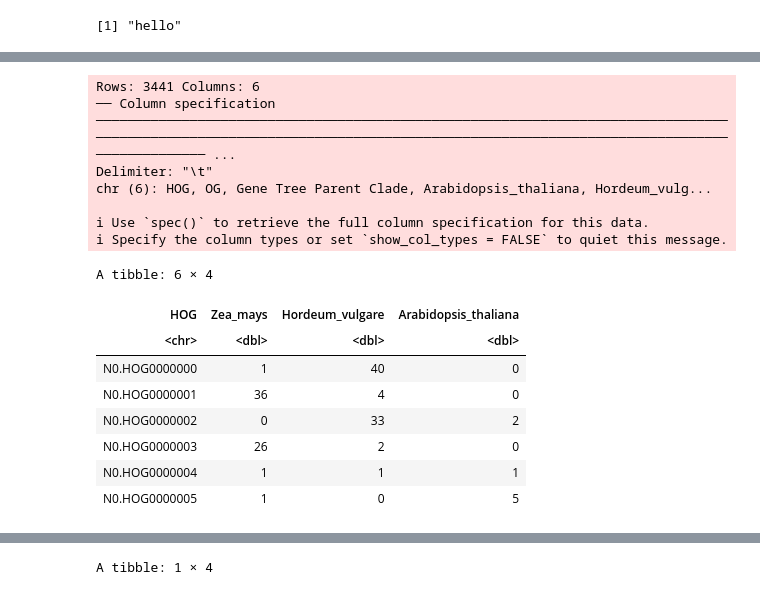
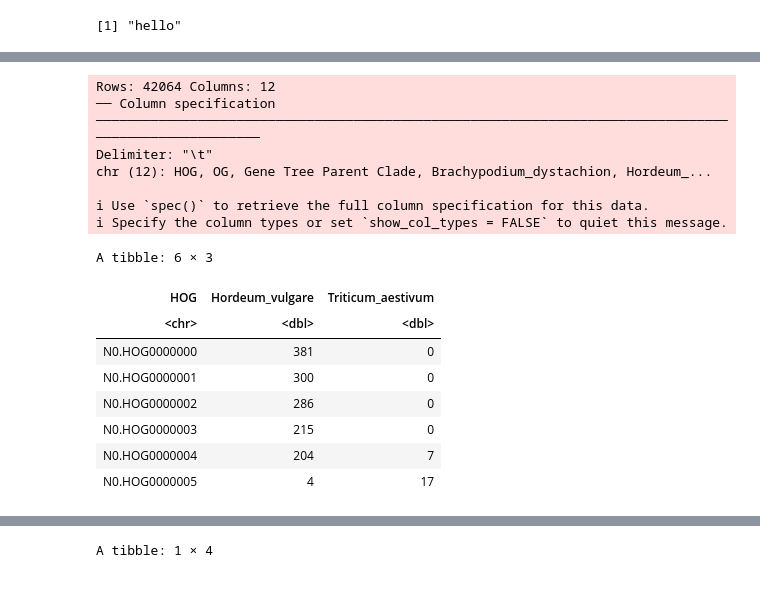
Before and after one commit to tgstoecker/A2TEA.Workflow, a Jupyter notebook: notebooks/R_expansion.ipynb, the cells around one changed output, grey strips where cells are left out. Saved outputs shown, nothing was run; the diff lists cells and outputs as text; code cells hidden in the pictures.

```diff
--- a/notebooks/R_expansion.ipynb
+++ b/notebooks/R_expansion.ipynb
@@ -46,6 +50,6 @@ name = "Expanded in barley compared to maize"
 #compared_to = c("Hordeum_vulgare", "Zea_mays")
 #expanded_in = "Arabidopsis_thaliana"
 #compared_to = c("Zea_mays", "Hordeum_vulgare")
-expanded_in = c("Zea_mays", "Hordeum_vulgare")
-compared_to = "Arabidopsis_thaliana"
+expanded_in = "Hordeum_vulgare"
+compared_to = "Triticum_aestivum"
 # %%
@@ -105,7 +109,7 @@ print("hello")
 #easiest and efficient way is to bind outside of the loop
 #do.call is a nice way rbind(bind_rows[[1]], bind_rows[[2]], ...)
 datalist = list()
-for (i in Sys.glob("../orthofinder/search/*.txt")) {
+for (i in Sys.glob("../../orthofinder/search/*.txt")) {
     datalist[[i]] <- readr::read_delim(file = i,
                                 delim = "\t",
                                 col_names = c(
@@ -209,7 +203,7 @@ orthogroups <- readr::read_delim(file = "../orthofinder/final-results/Orthogroup
 # %%
 #read-in Orthogroups.txt new!!
 #expanded OG_s also have to be computed based on this..
-ph_orthogroups <- readr::read_delim(file = "../orthofinder/final-results/Phylogenetic_Hierarchical_Orthogroups/N0.tsv",
+ph_orthogroups <- readr::read_delim(file = "../../orthofinder/final-results/Phylogenetic_Hierarchical_Orthogroups/N0.tsv",
                           delim = "\t",
 #                          col_names = c("HOG", "genes"),
 #                          col_types = c(
@@ -245,45 +239,45 @@ for (i in 1:nrow(ph_orthogroups)) {
         for (j in c(all_species)) {
             if (is.na(ph_orthogroups[i,][[j]]))
             {
                 test = 0
                 row <- c(row, test)
             }
             else
             {
                 test = length(unlist(strsplit(ph_orthogroups[i,][[j]], ",")))
                 row <- c(row, test)
             }
 }
     HOG_df[i,] <- row
 }
 
 HOG_tibble <- as_tibble(HOG_df)
 
 for (k in 1:length(all_species)) {
     o = all_species[k]
     HOG_tibble[[o]] <- as.numeric(HOG_tibble[[o]])
 }
 head(HOG_tibble)
 
 #create "copy" as HOG_tibble is currently modified in the upcoming step
 HOG_tibble_complete <- HOG_tibble
 # %% [output]
-Rows: 3441 Columns: 6
-── Column specification ──────────────────────────────────────────────────────────────────────────────────────────────────────────────────────────────────────────────────────────────────────────────── ...
+Rows: 42064 Columns: 12
+── Column specification ──────────────────────────────────────────────────────────────────────────────────────────────────────
 Delimiter: "\t"
-chr (6): HOG, OG, Gene Tree Parent Clade, Arabidopsis_thaliana, Hordeum_vulg...
+chr (12): HOG, OG, Gene Tree Parent Clade, Brachypodium_dystachion, Hordeum_...
 
 ℹ Use `spec()` to retrieve the full column specification for this data.
 ℹ Specify the column types or set `show_col_types = FALSE` to quiet this message.
-A tibble: 6 × 4
+A tibble: 6 × 3
-| HOG | Zea_mays | Hordeum_vulgare | Arabidopsis_thaliana |
-| <chr> | <dbl> | <dbl> | <dbl> |
-| N0.HOG0000000 | 1 | 40 | 0 |
-| N0.HOG0000001 | 36 | 4 | 0 |
-| N0.HOG0000002 | 0 | 33 | 2 |
-| N0.HOG0000003 | 26 | 2 | 0 |
-| N0.HOG0000004 | 1 | 1 | 1 |
-| N0.HOG0000005 | 1 | 0 | 5 |
+| HOG | Hordeum_vulgare | Triticum_aestivum |
+| <chr> | <dbl> | <dbl> |
+| N0.HOG0000000 | 381 | 0 |
+| N0.HOG0000001 | 300 | 0 |
+| N0.HOG0000002 | 286 | 0 |
+| N0.HOG0000003 | 215 | 0 |
+| N0.HOG0000004 | 204 | 7 |
+| N0.HOG0000005 | 4 | 17 |
 # %%
 head(HOG_df)
 head(ph_orthogroups)
```
Also changed, not shown: parts of 37 cells of this notebook.
